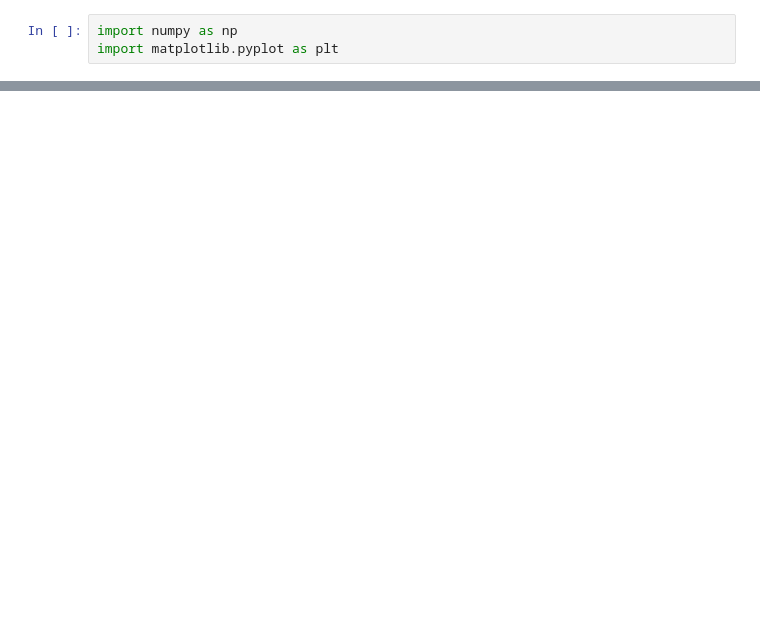
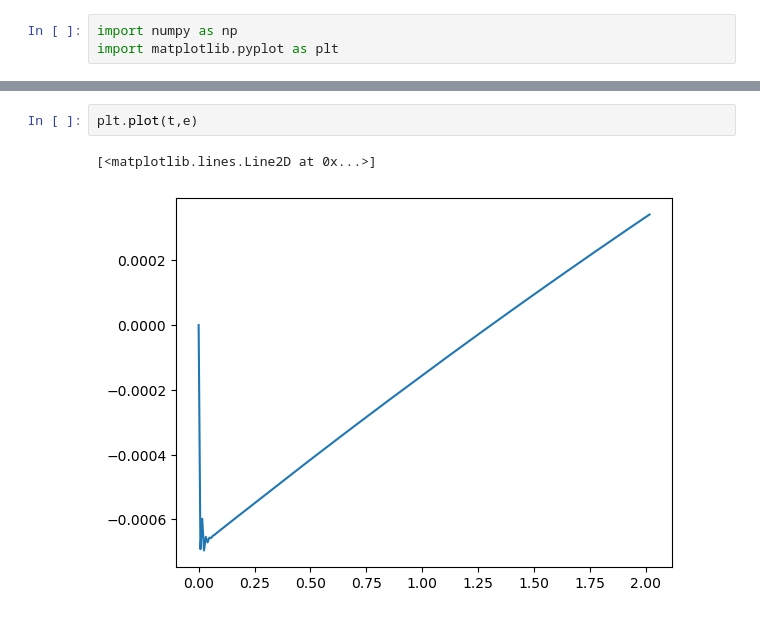
Before and after one commit to MohamedElkamash/moose, a Jupyter notebook: modules/ray_tracing/test_cases/input_files/analytical_couette.ipynb, the cells around one changed output, grey strips where cells are left out. Cells and saved outputs as stored; diff of their text form; blank space fills up the shorter version.

```diff
--- a/modules/ray_tracing/test_cases/input_files/analytical_couette.ipynb
+++ b/modules/ray_tracing/test_cases/input_files/analytical_couette.ipynb
@@ -40,0 +48,5 @@ plt.plot(t,vy,color = 'orange')
+# %%
+plt.plot(t,e)
+# %% [output]
+[<matplotlib.lines.Line2D at 0x...>]
+[figure, added]
```
Also changed, not shown: parts of 2 cells of this notebook.
